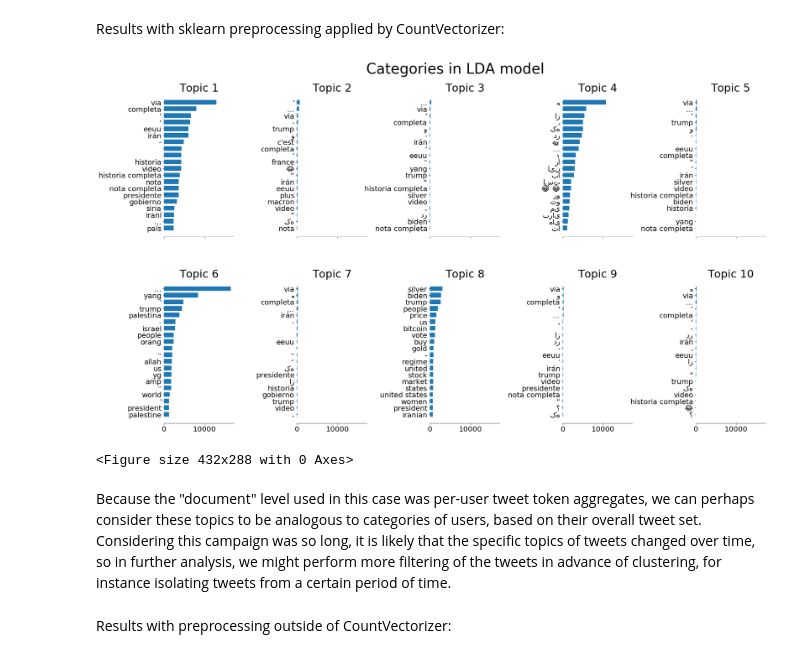
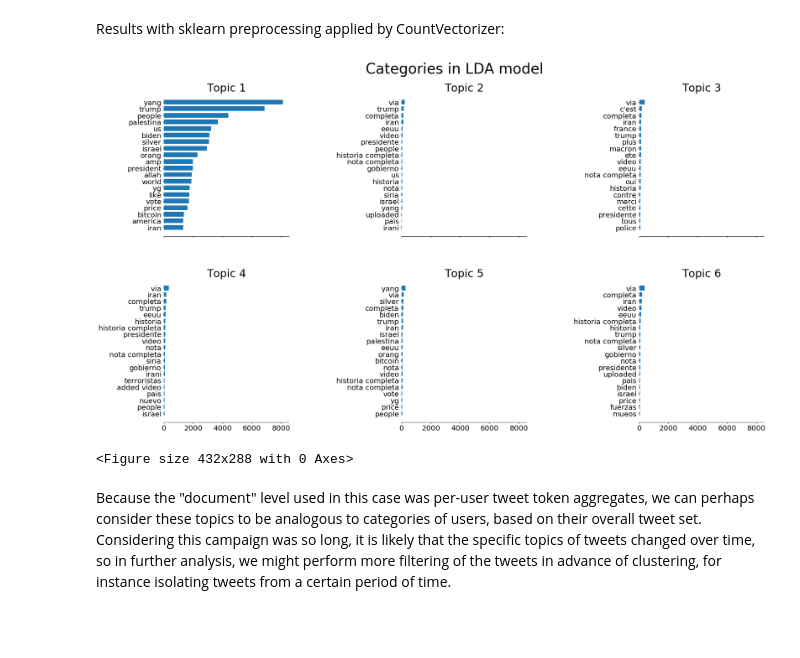
Before and after one commit to sarahkpardo/social-media-data-analysis, a Jupyter notebook: topic_modeling.ipynb, the cells around one changed output. Drawn from its saved outputs; the diff is of its cells as text; code cells hidden in the pictures; blank space fills up the shorter version.

```diff
--- a/topic_modeling.ipynb
+++ b/topic_modeling.ipynb
@@ -217,8 +68,8 @@ string_agg = lambda x: list(x)
 user_tweets = (campaign
                .groupby('userid')[['tweet_text']]
                .agg(string_agg)
-              ).head(10)
-user_tweets
+              )
+user_tweets.head()
 # %% [output]
 |  | tweet_text |
 | userid |  |
@@ -303,8 +80,0 @@ Name: tweet_text, dtype: object
-# %%
-string_agg = lambda x: list(x)
-
-user_tweets = (campaign
-               .groupby('userid')[['tweet_text']]
-               .agg(string_agg)
-              ).loc[:]['tweet_text']
-type(user_tweets)
@@ -558,20 +407,0 @@ Name: tweet_text, Length: 209, dtype: object
-# %%
-vectorizer = CountVectorizer(analyzer='word',
-                                 strip_accents='ascii',
-                                 stop_words=[*stopwords.words(),
-                                              '<-url->', '<-@->', '<-#->', ],
-                                 ngram_range=(1,2),
-                                 preprocessor=preprocess_string,
-                                 tokenizer=TweetTokenizer(preserve_case=False,
-                                           reduce_len=True,
-                                           strip_handles=True).tokenize
-                                )
-t1 = default_timer()
-
-# using tweet aggregates for each user as the document-level
-# object of analysis
-tf = vectorizer.fit_transform(user_tokens)
-
-t2 = default_timer()
-
-print('elapsed: {}'.format(t2 - t1))
@@ -579,0 +408,8 @@ elapsed: 38.418309789005434
+# %%
+t1 = default_timer()
+
+tf = vectorizer.fit_transform(documents_list)
+
+t2 = default_timer()
+
+print('elapsed: {}'.format(t2 - t1))
@@ -602,13 +440,14 @@ Results with sklearn preprocessing applied by CountVectorizer:
 # %%
 tf_feature_names = vectorizer.get_feature_names()
 
 plot_top_words(lda,
                tf_feature_names,
                n_top_words,
+               6,
                'Categories in LDA model')
 plt.tight_layout()
 # %% [output]
-[figure, old version]
+[figure, new version]
 <Figure size 432x288 with 0 Axes>
 # %% [markdown]
 Because the "document" level used in this case was per-user tweet token aggregates, we can perhaps consider these topics to be analogous to categories of users, based on their overall tweet set. Considering this campaign was so long, it is likely that the specific topics of tweets changed over time, so in further analysis, we might perform more filtering of the tweets in advance of clustering, for instance isolating tweets from a certain period of time.
@@ -661,2 +453,0 @@ def extract_topics(documents,
-# %% [markdown]
-Results with preprocessing outside of CountVectorizer:
```
Also changed, not shown: parts of 50 cells of this notebook, 3 other files.
